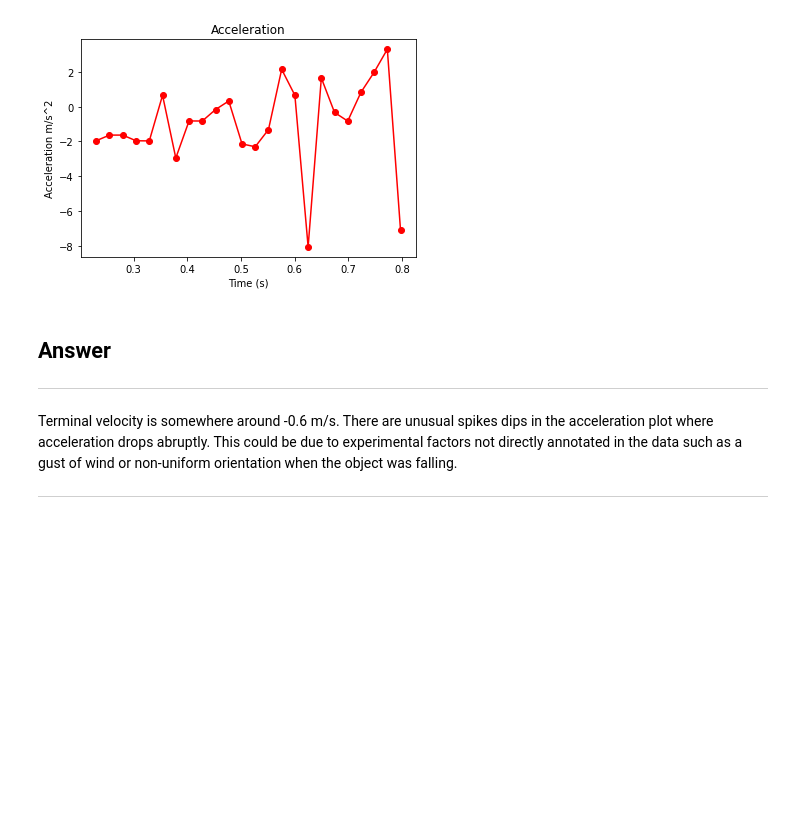
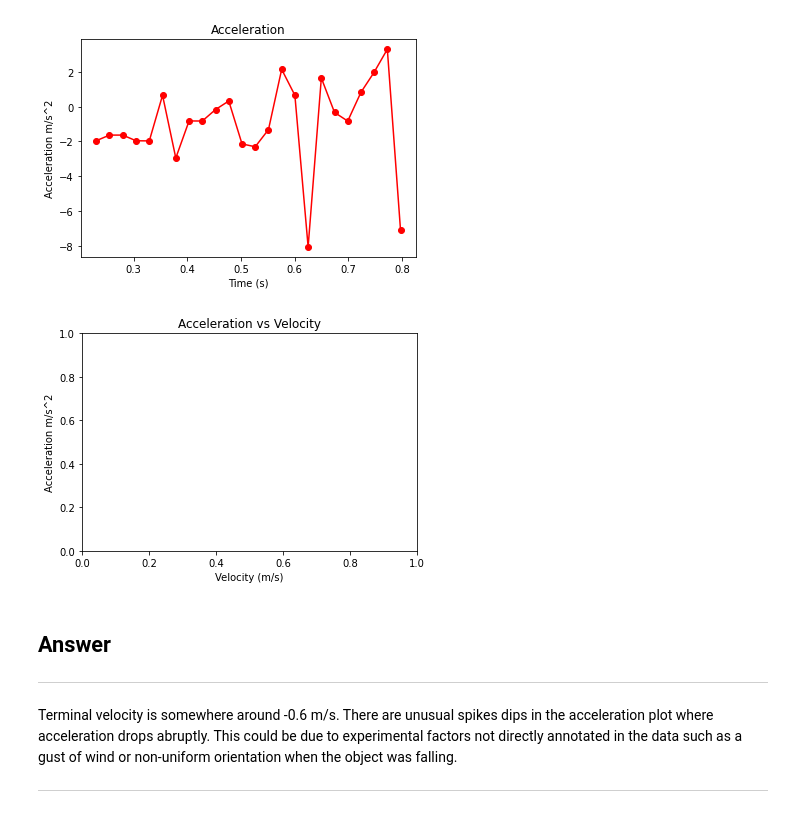
Before and after one commit to DaithiMartin/Simulation_Modeling_CSCI-577, a Jupyter notebook: Week_7_1Dim_Newtonian_Physics/Coffee Filter-Student.ipynb, the cells around one changed output. Saved outputs shown, nothing was run; the diff lists cells and outputs as text; code cells hidden in the pictures; blank space fills up the shorter version.

```diff
--- a/Week_7_1Dim_Newtonian_Physics/Coffee Filter-Student.ipynb
+++ b/Week_7_1Dim_Newtonian_Physics/Coffee Filter-Student.ipynb
@@ -136,6 +136,14 @@ plt.plot(time[1:-2], acceleration, 'ro-')
 plt.show()
 # %% [output]
 [figure]
+# %%
+plt.title("Acceleration vs Velocity")
+plt.xlabel("Velocity (m/s)")
+plt.ylabel("Acceleration m/s^2")
+plt.show(velocity, acceleration)
+plt.show()
+# %% [output]
+[figure, added]
 # %% [markdown]
 ## Answer
 ---
```
Also changed, not shown: parts of 8 cells of this notebook, 1 other file.
